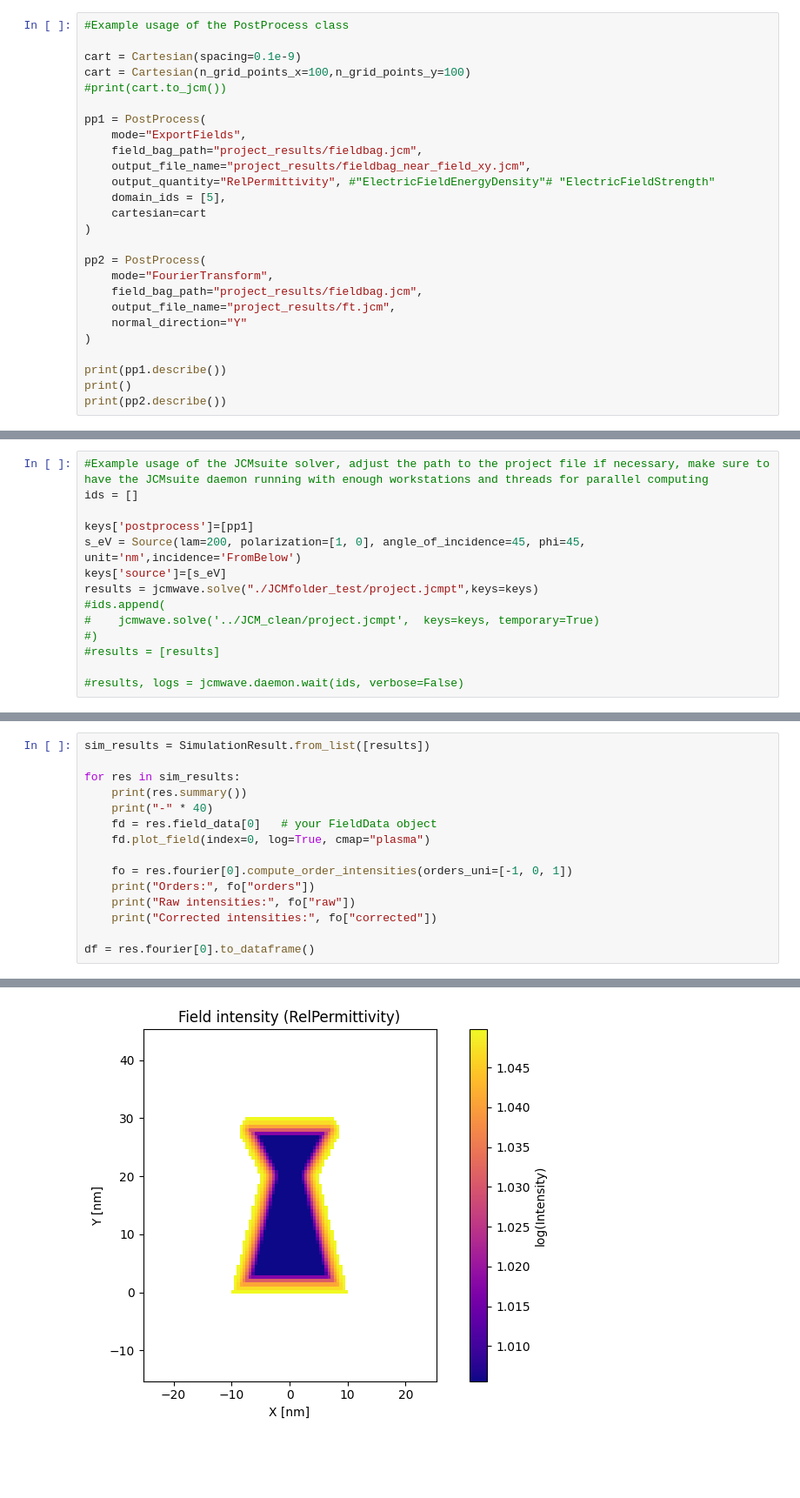
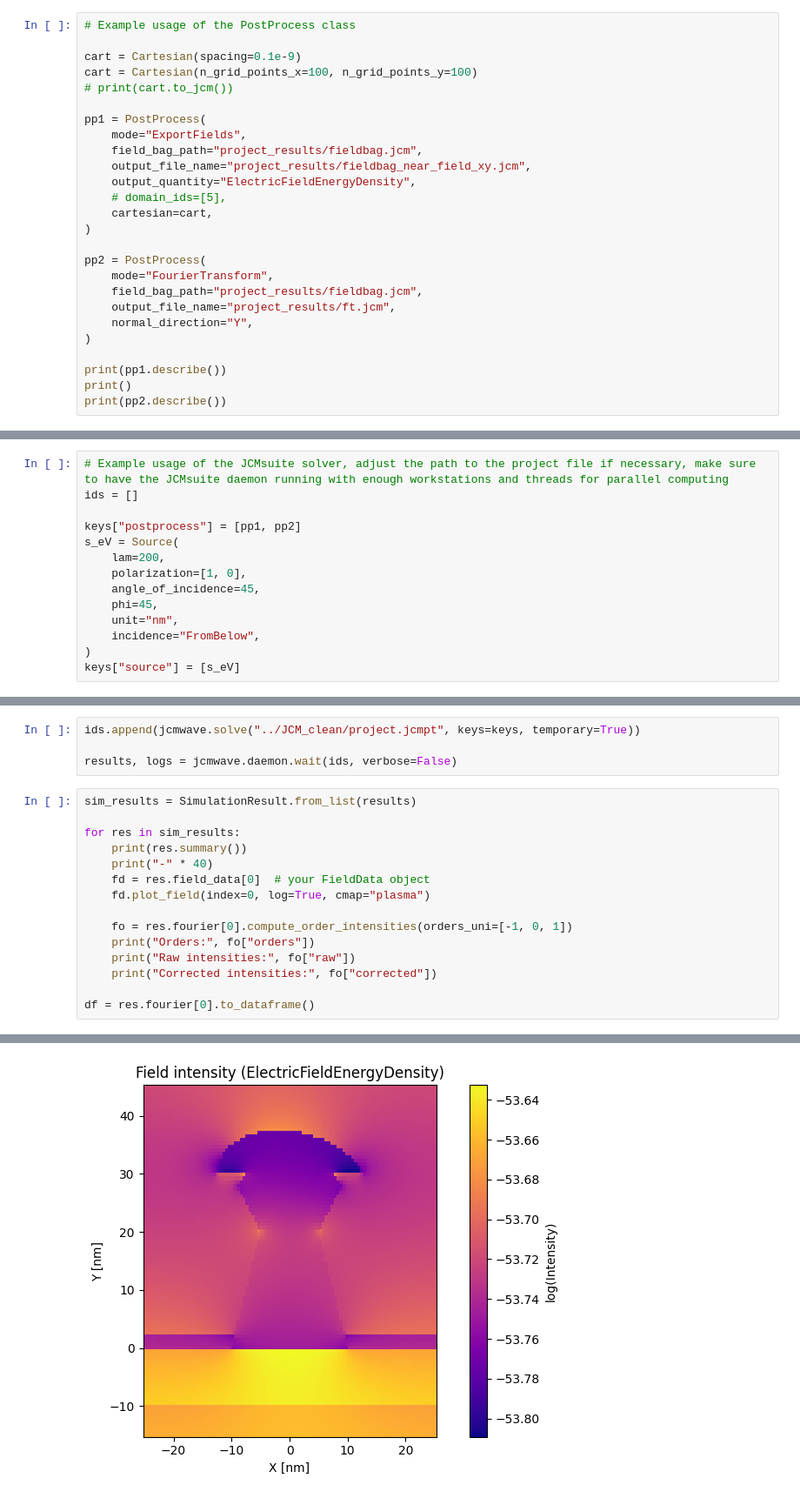
Before and after one commit to HarlanHeilman/JCMwave_modeling, a Jupyter notebook: notebooks/start.ipynb, the cells around one changed output, grey strips where cells are left out. Shown at 87% size. Saved outputs shown, nothing was run; the diff lists cells and outputs as text; blank space fills up the shorter version.

```diff
--- a/notebooks/start.ipynb
+++ b/notebooks/start.ipynb
@@ -248,24 +291,24 @@ ax.set_aspect("equal")
 # %%
-#Example usage of the PostProcess class
+# Example usage of the PostProcess class
 
 cart = Cartesian(spacing=0.1e-9)
-cart = Cartesian(n_grid_points_x=100,n_grid_points_y=100)
-#print(cart.to_jcm())
+cart = Cartesian(n_grid_points_x=100, n_grid_points_y=100)
+# print(cart.to_jcm())
 
 pp1 = PostProcess(
     mode="ExportFields",
     field_bag_path="project_results/fieldbag.jcm",
     output_file_name="project_results/fieldbag_near_field_xy.jcm",
-    output_quantity="RelPermittivity", #"ElectricFieldEnergyDensity"# "ElectricFieldStrength"
-    domain_ids = [5],
-    cartesian=cart
+    output_quantity="ElectricFieldEnergyDensity",
+    # domain_ids=[5],
+    cartesian=cart,
 )
 
 pp2 = PostProcess(
     mode="FourierTransform",
     field_bag_path="project_results/fieldbag.jcm",
     output_file_name="project_results/ft.jcm",
-    normal_direction="Y"
+    normal_direction="Y",
 )
 
 print(pp1.describe())
@@ -286,16 +328,16 @@ print(pp2.describe())
 • OutputFileName: project_results/ft.jcm
 • NormalDirection: Y
 # %%
-#Example usage of the JCMsuite solver, adjust the path to the project file if necessary, make sure to have the JCMsuite daemon running with enough workstations and threads for parallel computing
+# Example usage of the JCMsuite solver, adjust the path to the project file if necessary, make sure to have the JCMsuite daemon running with enough workstations and threads for parallel computing
 ids = []
 
-keys['postprocess']=[pp1]
-s_eV = Source(lam=200, polarization=[1, 0], angle_of_incidence=45, phi=45, unit='nm',incidence='FromBelow')
-keys['source']=[s_eV]
-results = jcmwave.solve("./JCMfolder_test/project.jcmpt",keys=keys)
-#ids.append(
-#    jcmwave.solve('../JCM_clean/project.jcmpt',  keys=keys, temporary=True)
-#)
-#results = [results]
-
-#results, logs = jcmwave.daemon.wait(ids, verbose=False)
+keys["postprocess"] = [pp1, pp2]
+s_eV = Source(
+    lam=200,
+    polarization=[1, 0],
+    angle_of_incidence=45,
+    phi=45,
+    unit="nm",
+    incidence="FromBelow",
+)
+keys["source"] = [s_eV]
@@ -320,10 +344,14 @@ post process Cartesian (output file: 'fieldbag_near_field_xy.jcm') ... done: 00:
+# %%
+ids.append(jcmwave.solve("../JCM_clean/project.jcmpt", keys=keys, temporary=True))
+
+results, logs = jcmwave.daemon.wait(ids, verbose=False)
 # %%
-sim_results = SimulationResult.from_list([results])
+sim_results = SimulationResult.from_list(results)
 
 for res in sim_results:
     print(res.summary())
     print("-" * 40)
-    fd = res.field_data[0]   # your FieldData object
+    fd = res.field_data[0]  # your FieldData object
     fd.plot_field(index=0, log=True, cmap="plasma")
 
     fo = res.fourier[0].compute_order_intensities(orders_uni=[-1, 0, 1])
@@ -341 +372 @@ IndexError: list index out of range
-[figure, old version]
+[figure, new version]
```
Also changed, not shown: parts of 20 cells of this notebook, 20 other files.
